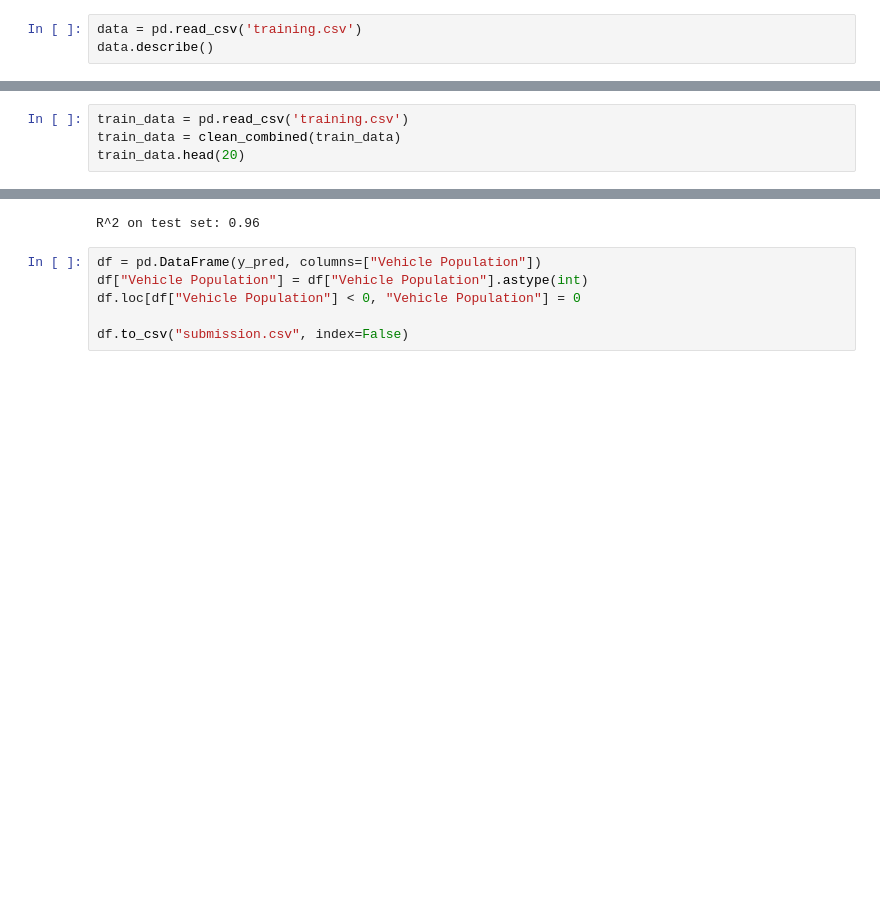
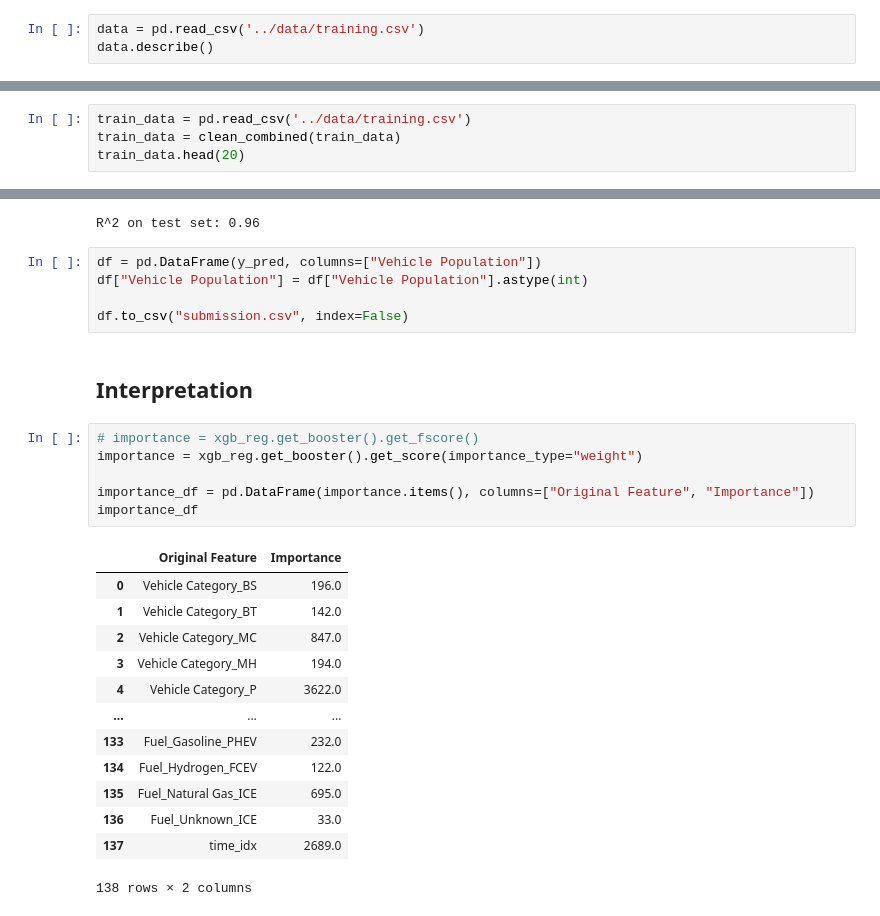
Before and after one commit to yiyi-tang/Vehicle-Inventory-Prediction, a Jupyter notebook: models/Chevron_XGB.ipynb, the cells around one changed output, grey strips where cells are left out. Cells and saved outputs as stored; diff of their text form; blank space fills up the shorter version.

```diff
--- a/models/Chevron_XGB.ipynb
+++ b/models/Chevron_XGB.ipynb
@@ -5,7 +5,7 @@ import numpy as np
 import pandas as pd
 import torch
 # %%
-data = pd.read_csv('training.csv')
+data = pd.read_csv('../data/training.csv')
 data.describe()
 # %% [output]
 |  | Date | Model Year | Vehicle Population |
@@ -72,7 +74,7 @@ def clean_combined(data):
 
     return data
 # %%
-train_data = pd.read_csv('training.csv')
+train_data = pd.read_csv('../data/training.csv')
 train_data = clean_combined(train_data)
 train_data.head(20)
 # %% [output]
@@ -470,6 +476,27 @@ R^2 on test set: 0.96
 # %%
 df = pd.DataFrame(y_pred, columns=["Vehicle Population"])
 df["Vehicle Population"] = df["Vehicle Population"].astype(int)
-df.loc[df["Vehicle Population"] < 0, "Vehicle Population"] = 0
 
 df.to_csv("submission.csv", index=False)
+# %% [markdown]
+## Interpretation
+# %%
+# importance = xgb_reg.get_booster().get_fscore()
+importance = xgb_reg.get_booster().get_score(importance_type="weight")
+
+importance_df = pd.DataFrame(importance.items(), columns=["Original Feature", "Importance"])
+importance_df
+# %% [output]
+|  | Original Feature | Importance |
+| 0 | Vehicle Category_BS | 196.0 |
+| 1 | Vehicle Category_BT | 142.0 |
+| 2 | Vehicle Category_MC | 847.0 |
+| 3 | Vehicle Category_MH | 194.0 |
+| 4 | Vehicle Category_P | 3622.0 |
+| ... | ... | ... |
+| 133 | Fuel_Gasoline_PHEV | 232.0 |
+| 134 | Fuel_Hydrogen_FCEV | 122.0 |
+| 135 | Fuel_Natural Gas_ICE | 695.0 |
+| 136 | Fuel_Unknown_ICE | 33.0 |
+| 137 | time_idx | 2689.0 |
+138 rows × 2 columns
```
Also changed, not shown: parts of 6 cells of this notebook.
